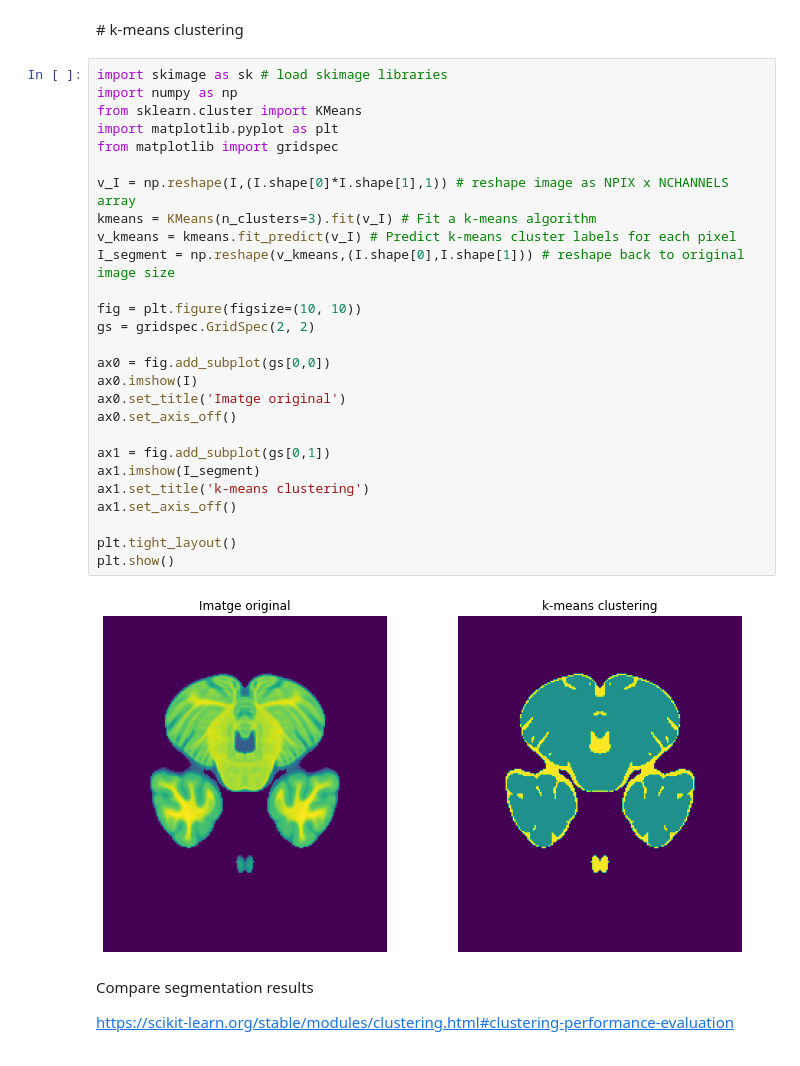
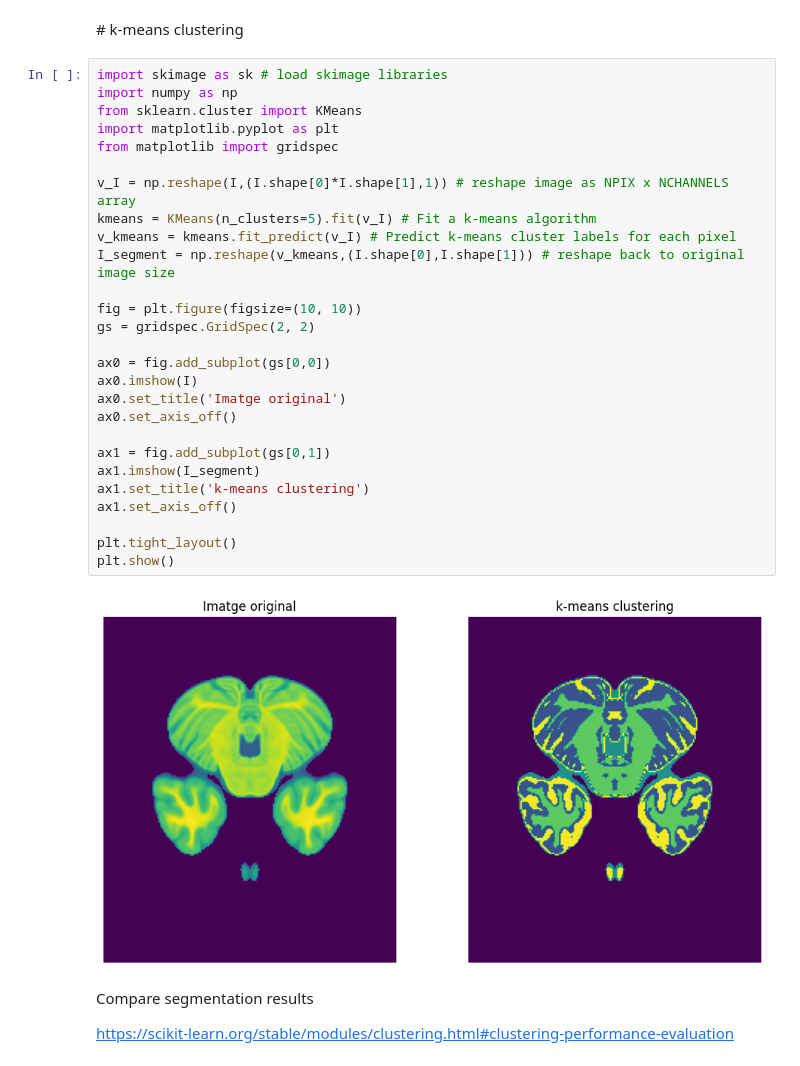
Before and after one commit to raulbenitez/NEUROIMAGING_AI, a Jupyter notebook: Segmentation/NI_segmentation.ipynb, the cells around one changed output. Cells and saved outputs as stored; diff of their text form.

```diff
--- a/Segmentation/NI_segmentation.ipynb
+++ b/Segmentation/NI_segmentation.ipynb
@@ -181,32 +181,32 @@ plt.show()
 # %%
 import skimage as sk # load skimage libraries
 import numpy as np
 from sklearn.cluster import KMeans
 import matplotlib.pyplot as plt
 from matplotlib import gridspec
 
 v_I = np.reshape(I,(I.shape[0]*I.shape[1],1)) # reshape image as NPIX x NCHANNELS array
-kmeans = KMeans(n_clusters=3).fit(v_I) # Fit a k-means algorithm
+kmeans = KMeans(n_clusters=5).fit(v_I) # Fit a k-means algorithm
 v_kmeans = kmeans.fit_predict(v_I) # Predict k-means cluster labels for each pixel
 I_segment = np.reshape(v_kmeans,(I.shape[0],I.shape[1])) # reshape back to original image size
 
 fig = plt.figure(figsize=(10, 10))
 gs = gridspec.GridSpec(2, 2)
 
 ax0 = fig.add_subplot(gs[0,0])
 ax0.imshow(I)
 ax0.set_title('Imatge original')
 ax0.set_axis_off()
 
 ax1 = fig.add_subplot(gs[0,1])
 ax1.imshow(I_segment)
 ax1.set_title('k-means clustering')
 ax1.set_axis_off()
 
 plt.tight_layout()
 plt.show()
 # %% [output]
-[figure, old version]
+[figure, new version]
 # %% [markdown]
 Compare segmentation results
 
```
Also changed, not shown: parts of 14 cells of this notebook.
